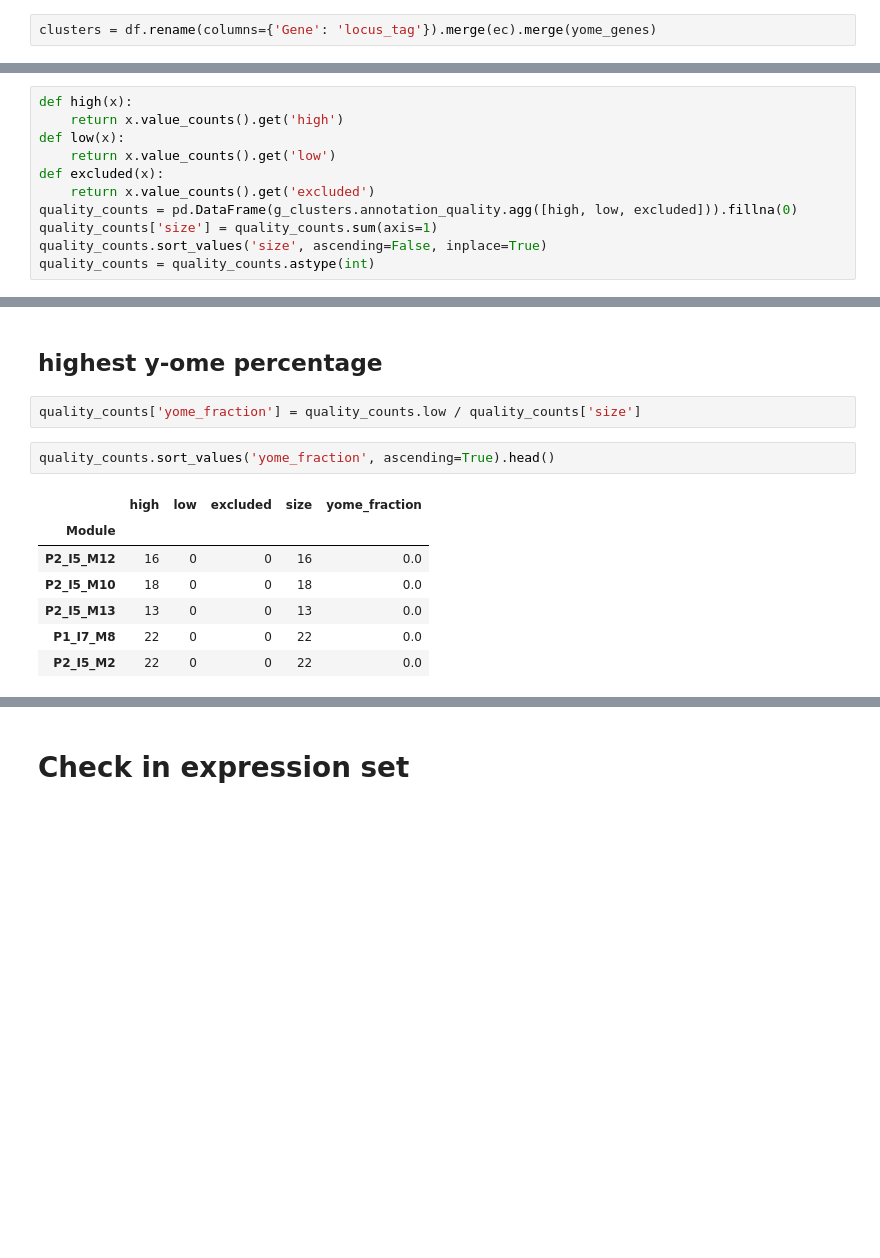
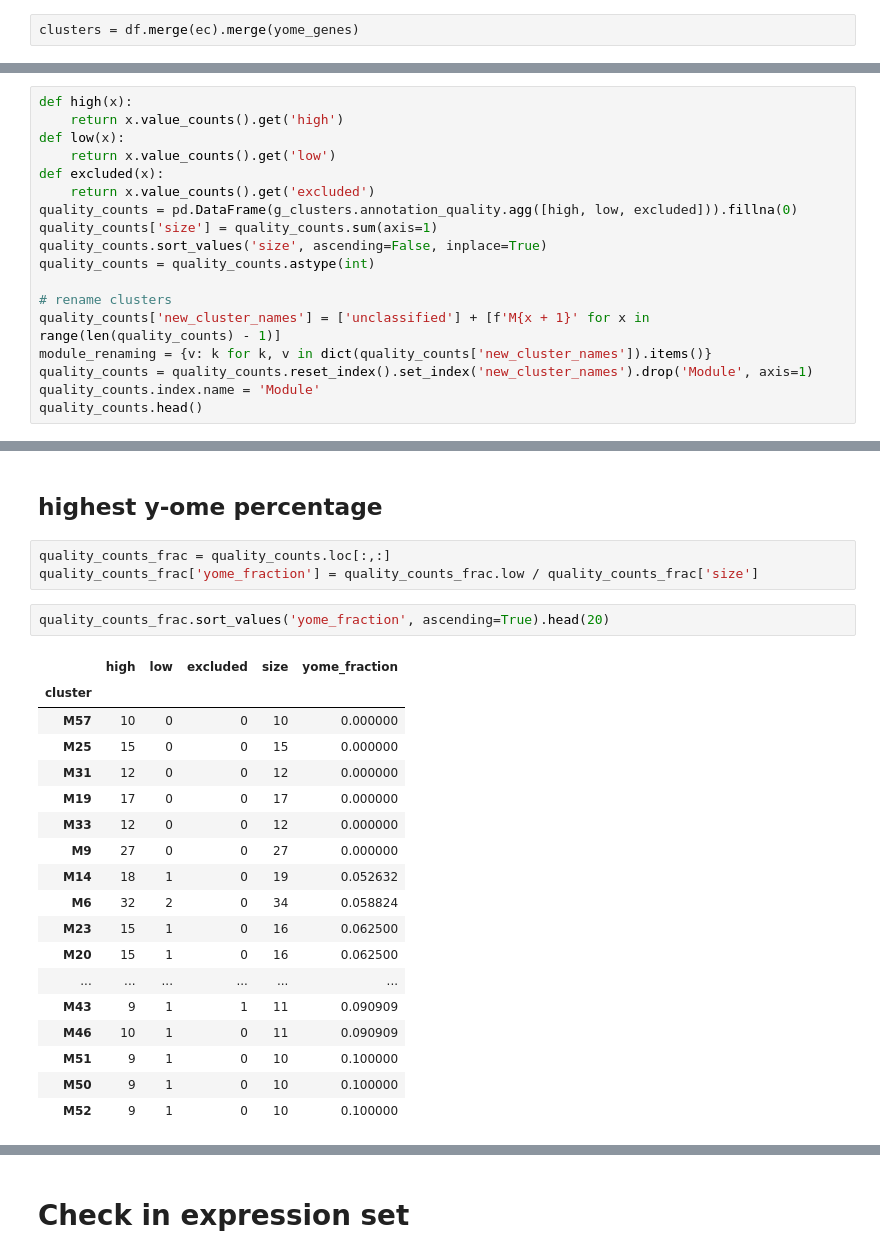
Before and after one commit to zakandrewking/y-ome, a Jupyter notebook: notebooks/18..10.30 co-expression.ipynb, the cells around one changed output, grey strips where cells are left out. Drawn from its saved outputs; the diff is of its cells as text; blank space fills up the shorter version.

Commit message:
updated clusters analysis

```diff
--- a/notebooks/18..10.30 co-expression.ipynb
+++ b/notebooks/18..10.30 co-expression.ipynb
@@ -94,7 +98,7 @@ yome_genes = to_df(
 # %% [markdown]
 # Join to clusters
 # %%
-clusters = df.rename(columns={'Gene': 'locus_tag'}).merge(ec).merge(yome_genes)
+clusters = df.merge(ec).merge(yome_genes)
 # %%
 g_clusters = clusters.groupby('Module')
 # %%
@@ -130,3 +134,10 @@ quality_counts = pd.DataFrame(g_clusters.annotation_quality.agg([high, low, excl
 quality_counts['size'] = quality_counts.sum(axis=1)
 quality_counts.sort_values('size', ascending=False, inplace=True)
 quality_counts = quality_counts.astype(int)
+
+# rename clusters
+quality_counts['new_cluster_names'] = ['unclassified'] + [f'M{x + 1}' for x in range(len(quality_counts) - 1)]
+module_renaming = {v: k for k, v in dict(quality_counts['new_cluster_names']).items()}
+quality_counts = quality_counts.reset_index().set_index('new_cluster_names').drop('Module', axis=1)
+quality_counts.index.name = 'Module'
+quality_counts.head()
@@ -154,15 +203,27 @@ Text(0,0.5,'Number of genes')
 # %% [markdown]
 ## highest y-ome percentage
-# %%
-quality_counts['yome_fraction'] = quality_counts.low / quality_counts['size']
+# %%
+quality_counts_frac = quality_counts.loc[:,:]
+quality_counts_frac['yome_fraction'] = quality_counts_frac.low / quality_counts_frac['size']
 # %%
-quality_counts.sort_values('yome_fraction', ascending=True).head()
+quality_counts_frac.sort_values('yome_fraction', ascending=True).head(20)
 # %% [output]
 |  | high | low | excluded | size | yome_fraction |
-| Module |  |  |  |  |  |
-| P2_I5_M12 | 16 | 0 | 0 | 16 | 0.0 |
-| P2_I5_M10 | 18 | 0 | 0 | 18 | 0.0 |
-| P2_I5_M13 | 13 | 0 | 0 | 13 | 0.0 |
-| P1_I7_M8 | 22 | 0 | 0 | 22 | 0.0 |
-| P2_I5_M2 | 22 | 0 | 0 | 22 | 0.0 |
+| cluster |  |  |  |  |  |
+| M57 | 10 | 0 | 0 | 10 | 0.000000 |
+| M25 | 15 | 0 | 0 | 15 | 0.000000 |
+| M31 | 12 | 0 | 0 | 12 | 0.000000 |
+| M19 | 17 | 0 | 0 | 17 | 0.000000 |
+| M33 | 12 | 0 | 0 | 12 | 0.000000 |
+| M9 | 27 | 0 | 0 | 27 | 0.000000 |
+| M14 | 18 | 1 | 0 | 19 | 0.052632 |
+| M6 | 32 | 2 | 0 | 34 | 0.058824 |
+| M23 | 15 | 1 | 0 | 16 | 0.062500 |
+| M20 | 15 | 1 | 0 | 16 | 0.062500 |
+| ... | ... | ... | ... | ... | ... |
+| M43 | 9 | 1 | 1 | 11 | 0.090909 |
+| M46 | 10 | 1 | 0 | 11 | 0.090909 |
+| M51 | 9 | 1 | 0 | 10 | 0.100000 |
+| M50 | 9 | 1 | 0 | 10 | 0.100000 |
+| M52 | 9 | 1 | 0 | 10 | 0.100000 |
 # %%
```
Also changed, not shown: parts of 21 cells of this notebook, 1 other file.
